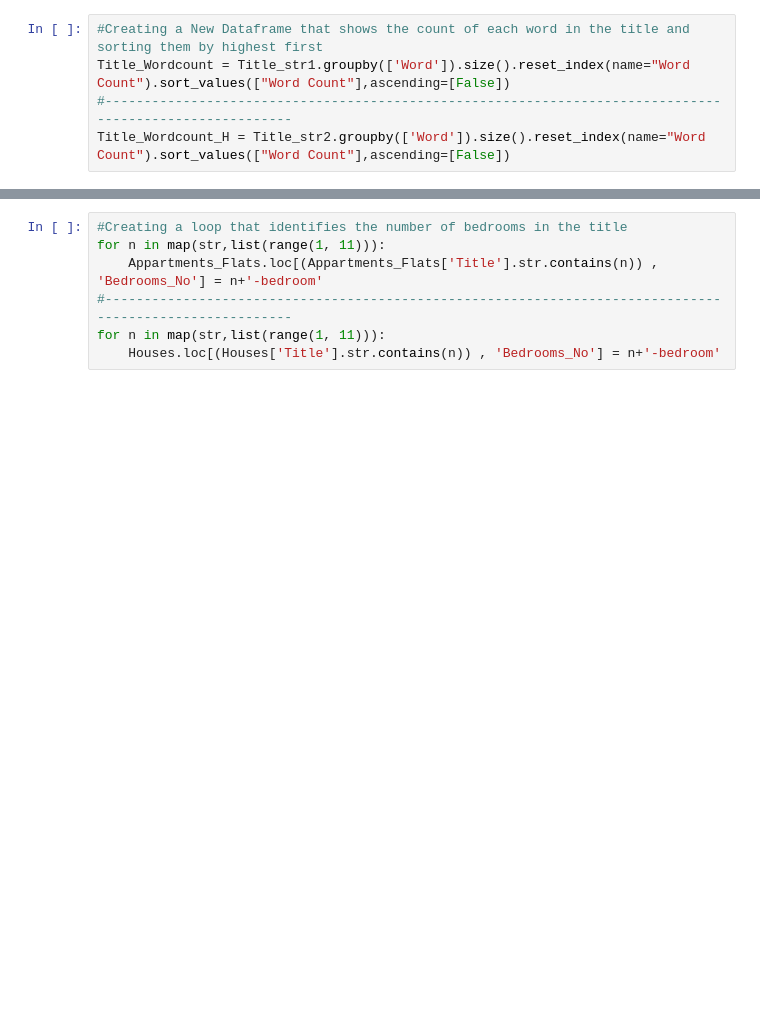
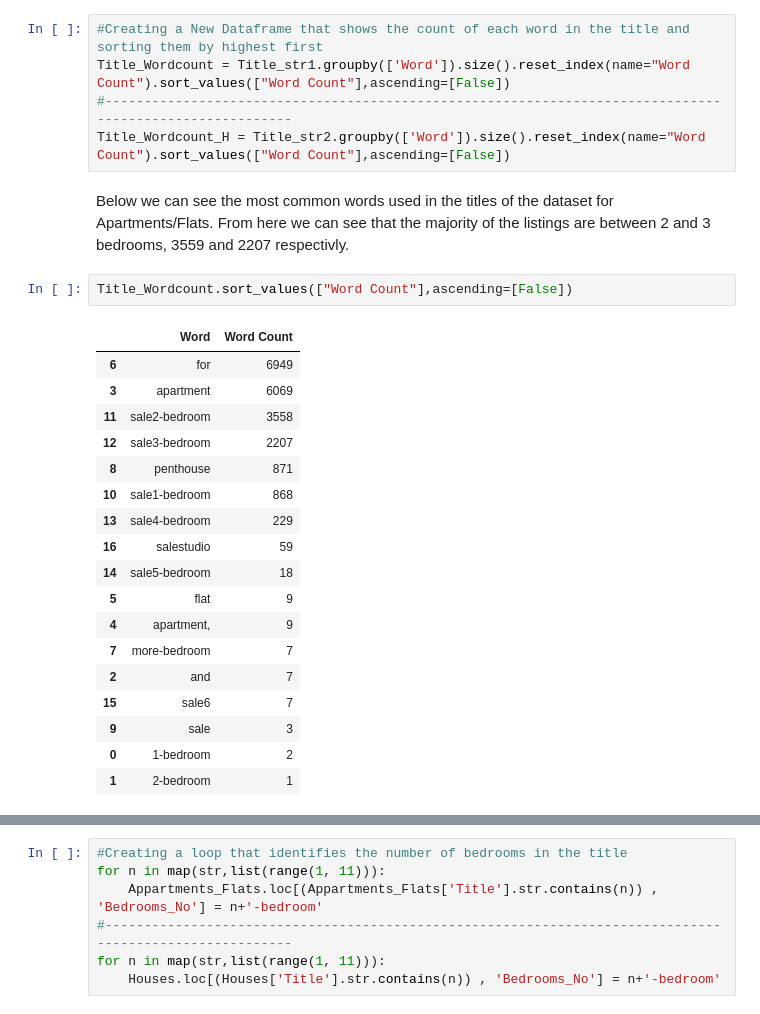
Before and after one commit to spyrou-andre/Data-Analyst-Portfolio, a Jupyter notebook: Housing-Prices/Jupyter_Notebook_Code.ipynb, the cells around one changed output, grey strips where cells are left out. Cells and saved outputs as stored; diff of their text form; blank space fills up the shorter version.

```diff
--- a/Housing-Prices/Jupyter_Notebook_Code.ipynb
+++ b/Housing-Prices/Jupyter_Notebook_Code.ipynb
@@ -109,3 +152,26 @@ Title_str2['Word'] =Title_str.split()
 Title_Wordcount = Title_str1.groupby(['Word']).size().reset_index(name="Word Count").sort_values(["Word Count"],ascending=[False])
 #--------------------------------------------------------------------------------------------------------
 Title_Wordcount_H = Title_str2.groupby(['Word']).size().reset_index(name="Word Count").sort_values(["Word Count"],ascending=[False])
+# %% [markdown]
+Below we can see the most common words used in the titles of the dataset for Apartments/Flats. From here we can see that the majority of the listings are between 2 and 3 bedrooms, 3559 and 2207 respectivly.
+# %%
+Title_Wordcount.sort_values(["Word Count"],ascending=[False])
+# %% [output]
+|  | Word | Word Count |
+| 6 | fоr | 6949 |
+| 3 | apartment | 6069 |
+| 11 | sаle2-bedroom | 3558 |
+| 12 | sаle3-bedroom | 2207 |
+| 8 | penthouse | 871 |
+| 10 | sаle1-bedroom | 868 |
+| 13 | sаle4-bedroom | 229 |
+| 16 | sаlestudio | 59 |
+| 14 | sаle5-bedroom | 18 |
+| 5 | flat | 9 |
+| 4 | apartment, | 9 |
+| 7 | more-bedroom | 7 |
+| 2 | and | 7 |
+| 15 | sаle6 | 7 |
+| 9 | sаle | 3 |
+| 0 | 1-bedroom | 2 |
+| 1 | 2-bedroom | 1 |
```
Also changed, not shown: parts of 34 cells of this notebook.
